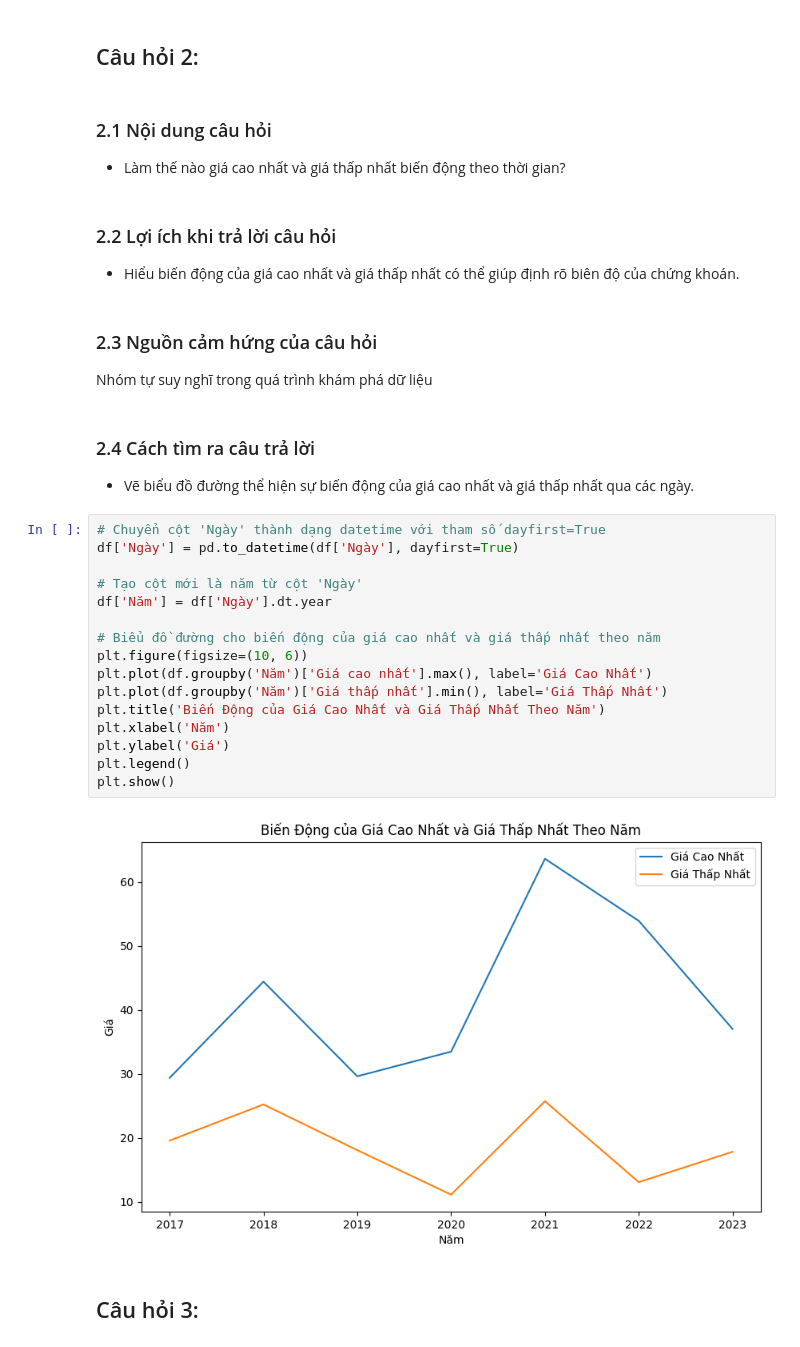
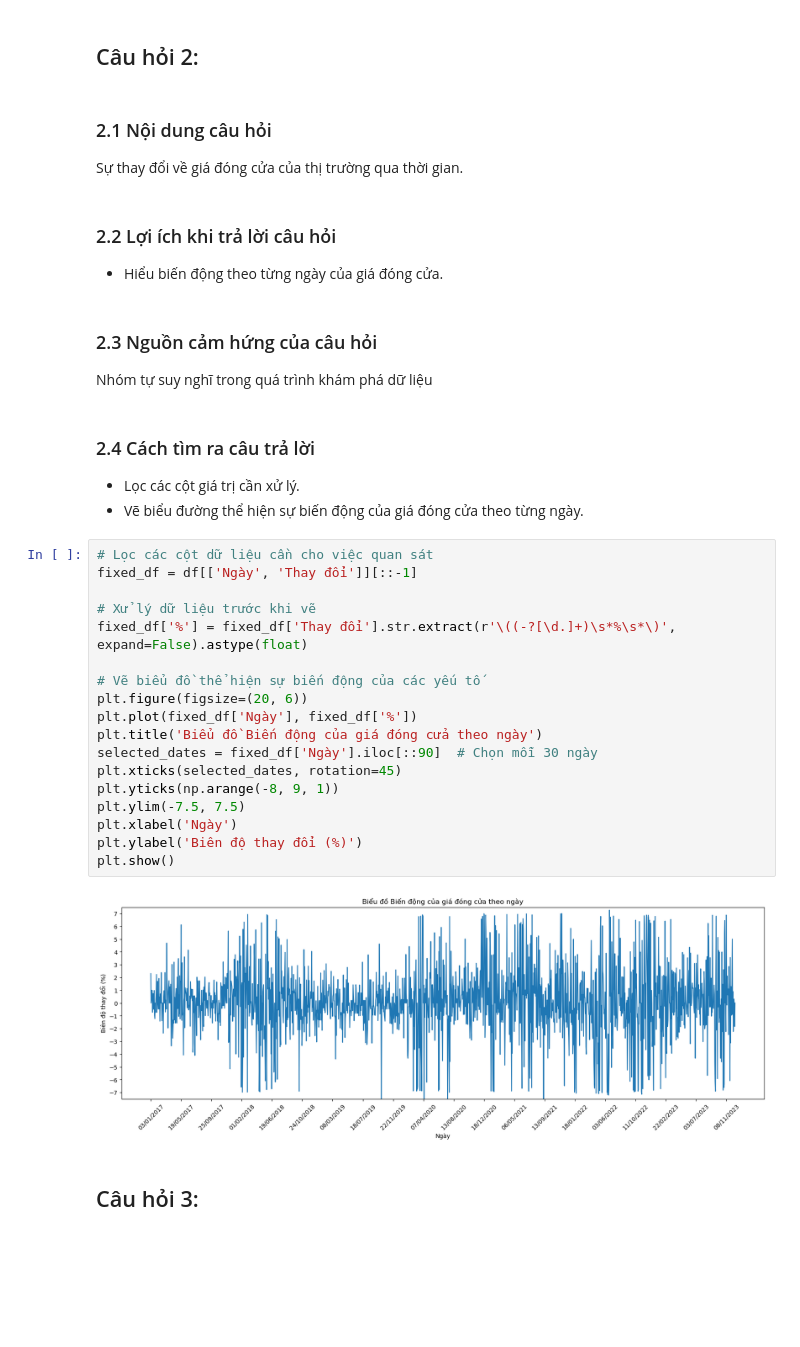
Before and after one commit to akhoa12345/stock-price, a Jupyter notebook: Problem-Framing.ipynb, the cells around one changed output. Drawn from its saved outputs; the diff is of its cells as text; blank space fills up the shorter version.

```diff
--- a/Problem-Framing.ipynb
+++ b/Problem-Framing.ipynb
@@ -76,34 +70,37 @@ Mean Absolute Error: 4.654033525321724
 ## Câu hỏi 2:
 # %% [markdown]
 ### 2.1 Nội dung câu hỏi
-- Làm thế nào giá cao nhất và giá thấp nhất biến động theo thời gian?
+Sự thay đổi về giá đóng cửa của thị trường qua thời gian.
 # %% [markdown]
 ### 2.2 Lợi ích khi trả lời câu hỏi
-- Hiểu biến động của giá cao nhất và giá thấp nhất có thể giúp định rõ biên độ của chứng khoán.
+- Hiểu biến động theo từng ngày của giá đóng cửa.
 # %% [markdown]
 ### 2.3 Nguồn cảm hứng của câu hỏi
 Nhóm tự suy nghĩ trong quá trình khám phá dữ liệu
 # %% [markdown]
 ### 2.4 Cách tìm ra câu trả lời
-- Vẽ biểu đồ đường thể hiện sự biến động của giá cao nhất và giá thấp nhất qua các ngày.
+- Lọc các cột giá trị cần xử lý.
+- Vẽ biểu đường thể hiện sự biến động của giá đóng cửa theo từng ngày.
 # %%
-# Chuyển cột 'Ngày' thành dạng datetime với tham số dayfirst=True
-df['Ngày'] = pd.to_datetime(df['Ngày'], dayfirst=True)
+# Lọc các cột dữ liệu cần cho việc quan sát
+fixed_df = df[['Ngày', 'Thay đổi']][::-1]
 
-# Tạo cột mới là năm từ cột 'Ngày'
-df['Năm'] = df['Ngày'].dt.year
+# Xử lý dữ liệu trước khi vẽ
+fixed_df['%'] = fixed_df['Thay đổi'].str.extract(r'\((-?[\d.]+)\s*%\s*\)', expand=False).astype(float)
 
-# Biểu đồ đường cho biến động của giá cao nhất và giá thấp nhất theo năm
-plt.figure(figsize=(10, 6))
-plt.plot(df.groupby('Năm')['Giá cao nhất'].max(), label='Giá Cao Nhất')
-plt.plot(df.groupby('Năm')['Giá thấp nhất'].min(), label='Giá Thấp Nhất')
-plt.title('Biến Động của Giá Cao Nhất và Giá Thấp Nhất Theo Năm')
-plt.xlabel('Năm')
-plt.ylabel('Giá')
-plt.legend()
+# Vẽ biểu đồ thể hiện sự biến động của các yếu tố
+plt.figure(figsize=(20, 6))
+plt.plot(fixed_df['Ngày'], fixed_df['%'])
+plt.title('Biểu đồ Biến động của giá đóng cửa theo ngày')
+selected_dates = fixed_df['Ngày'].iloc[::90]  # Chọn mỗi 30 ngày
+plt.xticks(selected_dates, rotation=45)
+plt.yticks(np.arange(-8, 9, 1))
+plt.ylim(-7.5, 7.5)
+plt.xlabel('Ngày')
+plt.ylabel('Biên độ thay đổi (%)')
 plt.show()
 # %% [output]
-[figure, old version]
+[figure, new version]
 # %% [markdown]
 ## Câu hỏi 3:
 # %% [markdown]
```
Also changed, not shown: parts of 9 cells of this notebook.
